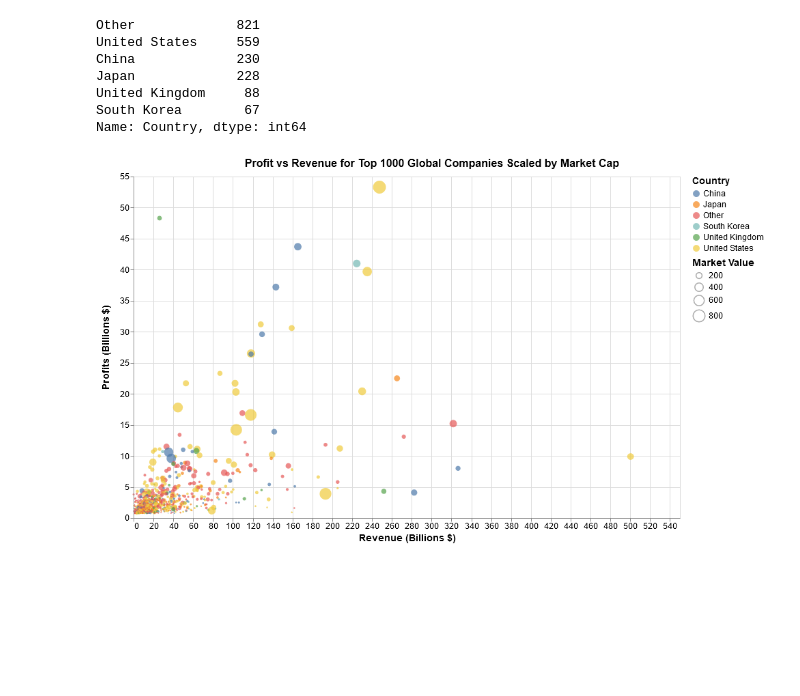
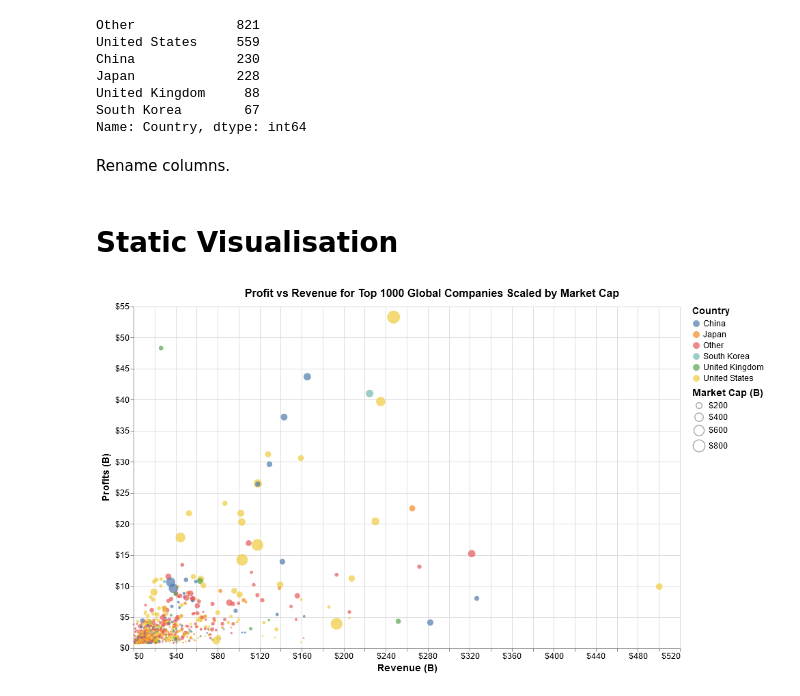
Before and after one commit to AidanCooper/data-visualisation, a Jupyter notebook: top-profit-revenue/tpr_altair.ipynb, the cells around one changed output. Drawn from its saved outputs; the diff is of its cells as text; code cells hidden in the pictures; blank space fills up the shorter version.

```diff
--- a/top-profit-revenue/tpr_altair.ipynb
+++ b/top-profit-revenue/tpr_altair.ipynb
@@ -101,24 +103,30 @@ Japan             228
 United Kingdom     88
 South Korea        67
 Name: Country, dtype: int64
+# %% [markdown]
+Rename columns.
+# %%
+df.columns = ['Company', 'Country', 'Revenue', 'Profits', 'Assets', 'Market Cap']
+# %% [markdown]
+# Static Visualisation
 # %%
 top = 1000
 df_top = df[:top]
 
 alt.Chart(df_top).mark_circle().encode(
-    alt.X('Sales', title='Revenue (Billions $)'),
-    alt.Y('Profits', title='Profits (Billions $)'),
+    alt.X('Revenue', axis=alt.Axis(format='$f', title='Revenue (B)'), scale=alt.Scale(domain=[0, 520], nice=40)),
+    alt.Y('Profits', axis=alt.Axis(format='$', title='Profits (B)')),
     color='Country',
-    size='Market Value',
+    size=alt.Size('Market Cap', legend=alt.Legend(format='$f', title='Market Cap (B)')),
     opacity=alt.value(0.7),
 ).properties(
     title='Profit vs Revenue for Top {} Global Companies Scaled by Market Cap'.format(top),
     width=800,
     height=500,
 ).configure(
     title={'fontSize': 16},
     axis={'labelFontSize': 12, 'titleFontSize': 14},
     legend={'titleFontSize': 14, 'labelFontSize': 12},
 )
 # %% [output]
-[figure, old version]
+[figure, new version]
```
Also changed, not shown: parts of 3 cells of this notebook, 4 other files.
